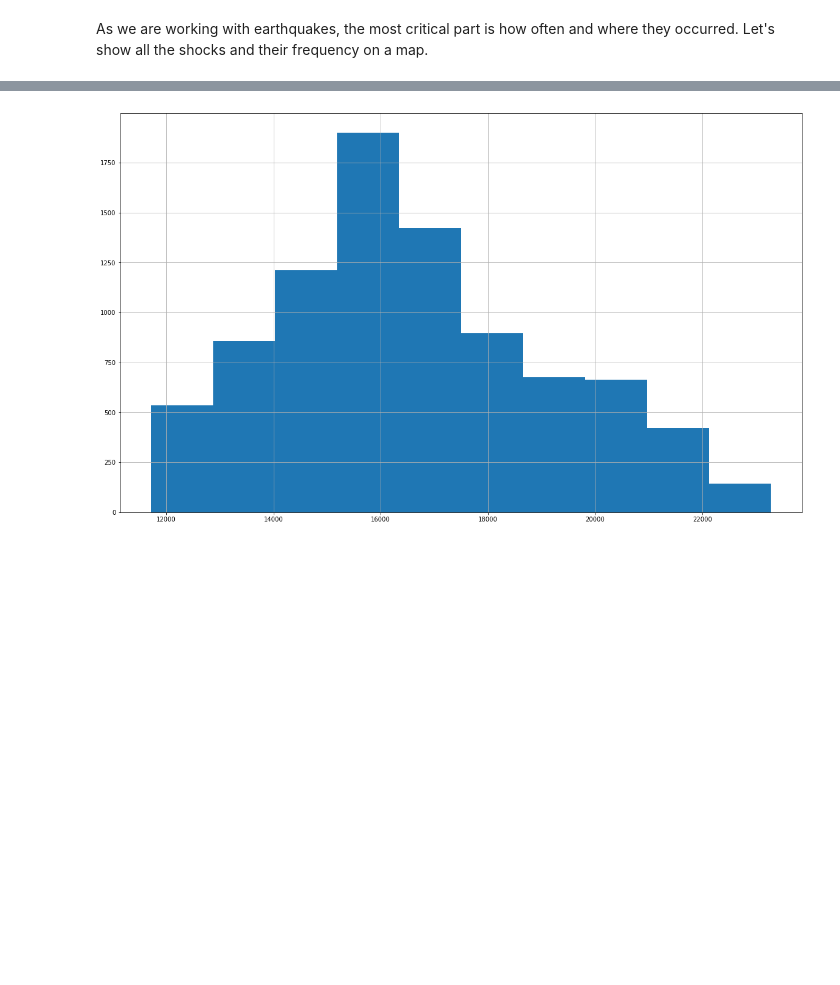
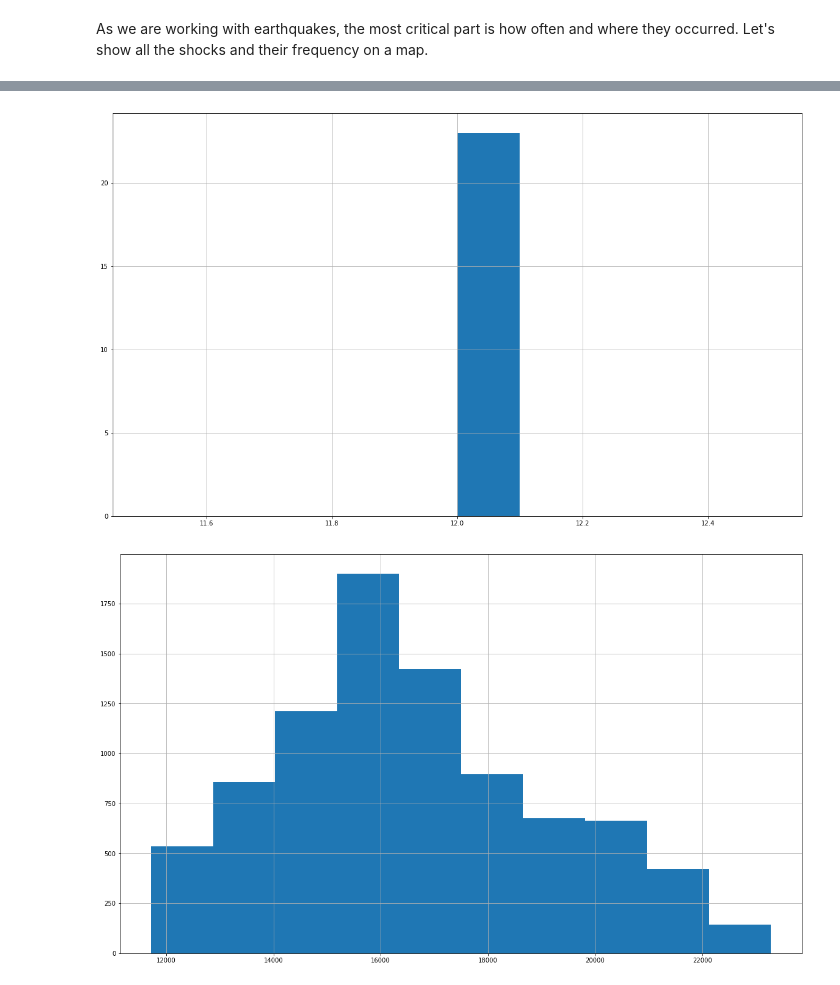
Before and after one commit to andrew-from-lviv/earthquakes-visualization, a Jupyter notebook: plt.ipynb, the cells around one changed output, grey strips where cells are left out. Drawn from its saved outputs; the diff is of its cells as text; code cells hidden in the pictures; blank space fills up the shorter version.

```diff
--- a/plt.ipynb
+++ b/plt.ipynb
@@ -60,3 +68,13 @@ AttributeError: 'DataFrame' object has no attribute 'consumption'
+# %%
+#df["time"] = df["time"].astype("datetime64")
+quake_counts = df.groupby(df["time"].dt.month).count()
+quake_counts.head()
+plt.figure(figsize = [20, 12])
+plt.hist(quake_counts.count())
+plt.grid()
+plt.show()
+# %% [output]
+[figure, added]
 # %%
 df = df[df.consumption > 0]
 
```
Also changed, not shown: parts of 3 cells of this notebook.
